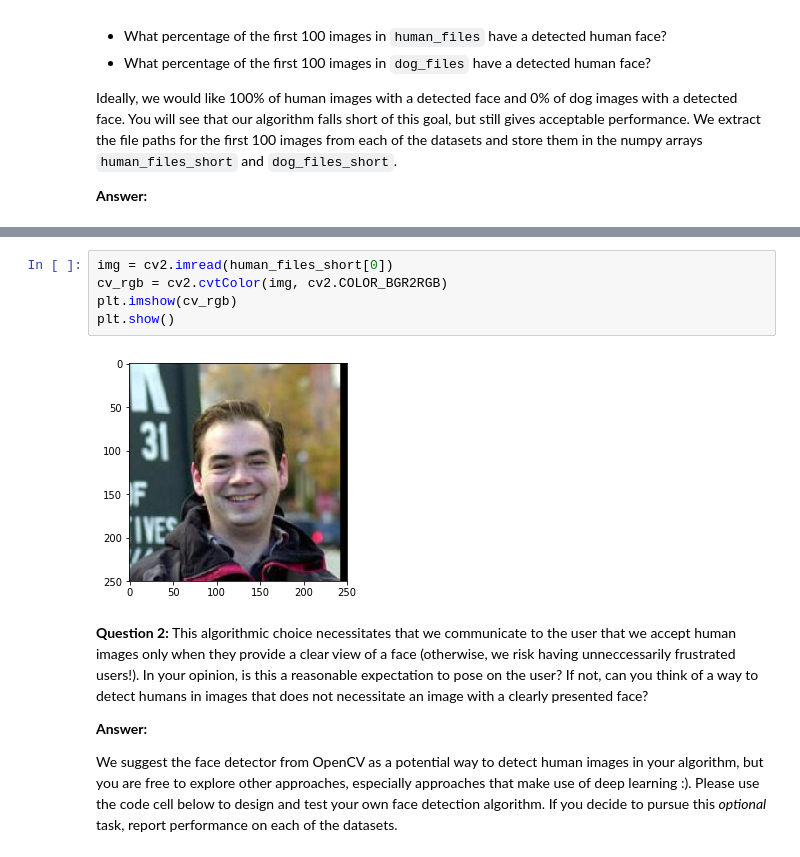
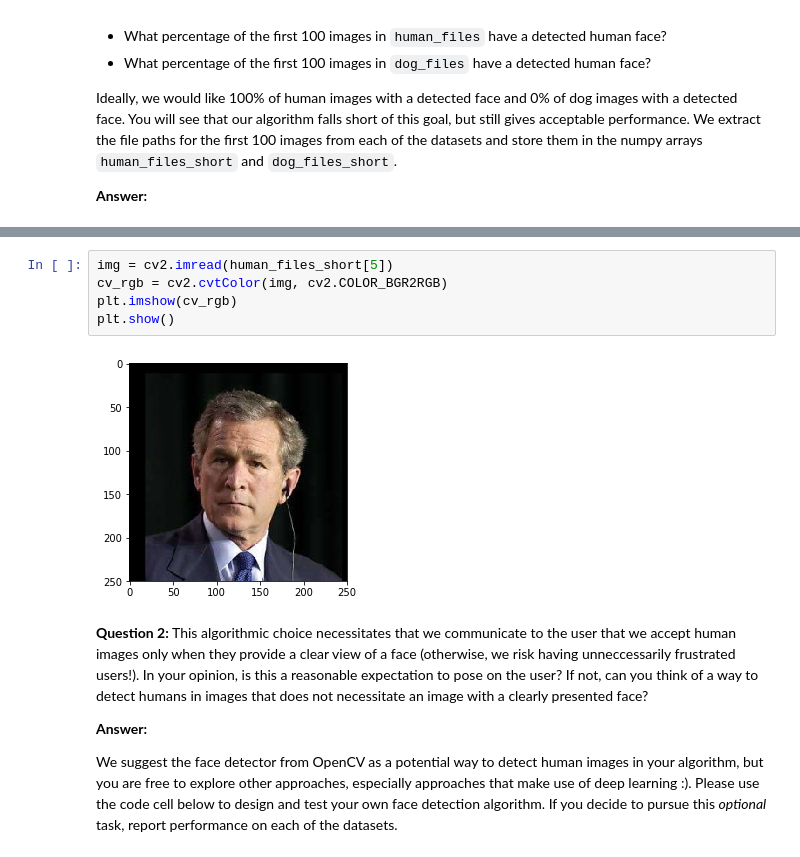
Before and after one commit to m00nd00r/Dog-Breed-App, a Jupyter notebook: dog_app.ipynb, the cells around one changed output, grey strips where cells are left out. Saved outputs shown, nothing was run; the diff lists cells and outputs as text.

```diff
--- a/dog_app.ipynb
+++ b/dog_app.ipynb
@@ -188,12 +216,12 @@ print("{:.0%} human faces in dog files.".format(hf_dogfiles))
 
 11% human faces in dog files.
 # %%
-img = cv2.imread(human_files_short[0])
+img = cv2.imread(human_files_short[5])
 cv_rgb = cv2.cvtColor(img, cv2.COLOR_BGR2RGB)
 plt.imshow(cv_rgb)
 plt.show()
 # %% [output]
-[figure, old version]
+[figure, new version]
 # %% [markdown]
 __Question 2:__ This algorithmic choice necessitates that we communicate to the user that we accept human images only when they provide a clear view of a face (otherwise, we risk having unneccessarily frustrated users!). In your opinion, is this a reasonable expectation to pose on the user? If not, can you think of a way to detect humans in images that does not necessitate an image with a clearly presented face?
 
```
Also changed, not shown: parts of 16 cells of this notebook.
